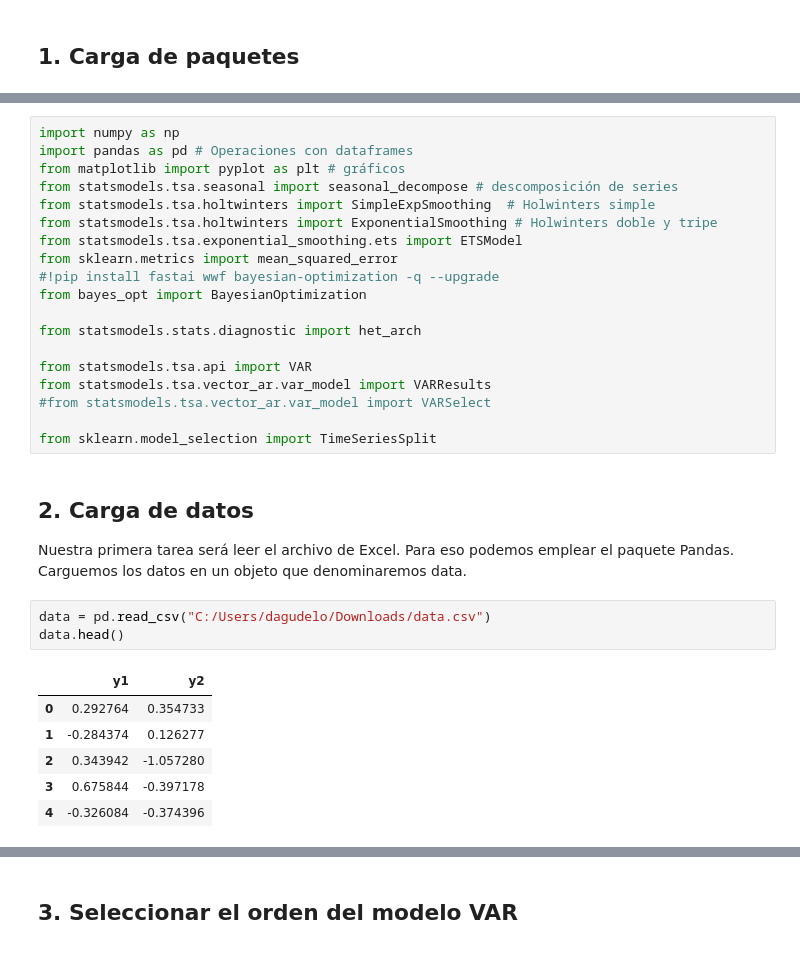
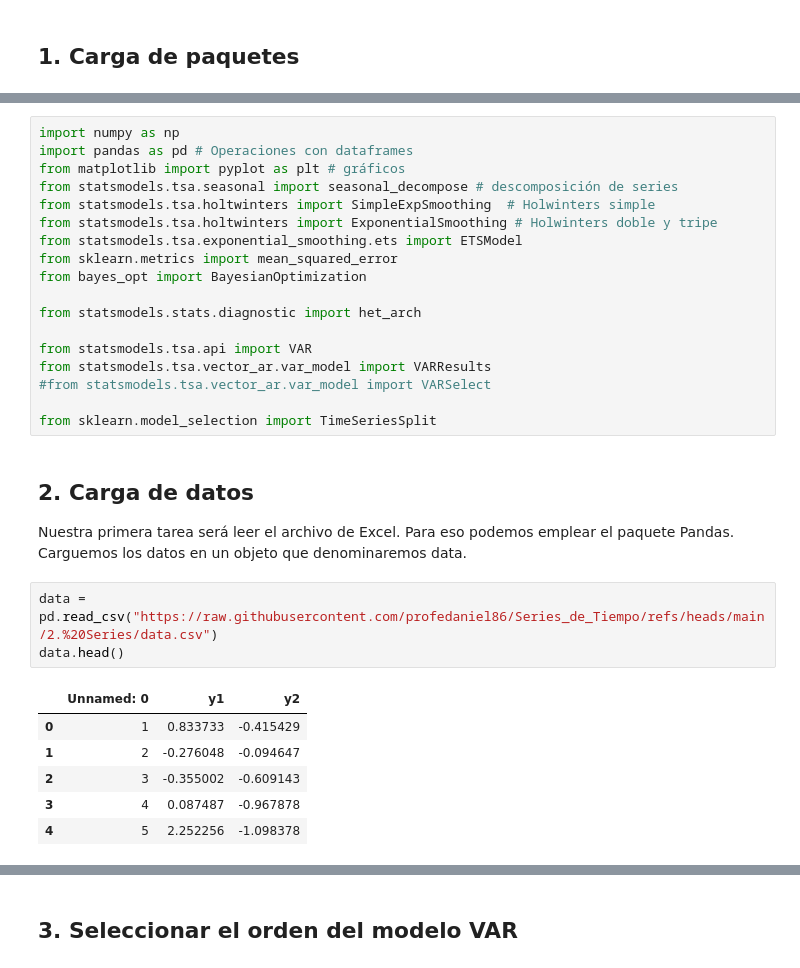
Before and after one commit to profedaniel86/Series_de_Tiempo, a Jupyter notebook: 5. VAR/VAR.ipynb, the cells around one changed output, grey strips where cells are left out. Saved outputs shown, nothing was run; the diff lists cells and outputs as text.

```diff
--- a/5. VAR/VAR.ipynb
+++ b/5. VAR/VAR.ipynb
@@ -17,7 +33,6 @@ from statsmodels.tsa.holtwinters import SimpleExpSmoothing  # Holwinters simple
 from statsmodels.tsa.holtwinters import ExponentialSmoothing # Holwinters doble y tripe
 from statsmodels.tsa.exponential_smoothing.ets import ETSModel
 from sklearn.metrics import mean_squared_error
-#!pip install fastai wwf bayesian-optimization -q --upgrade
 from bayes_opt import BayesianOptimization
 
 from statsmodels.stats.diagnostic import het_arch
@@ -32,15 +47,15 @@ from sklearn.model_selection import TimeSeriesSplit
 
 Nuestra primera tarea será leer el archivo de Excel. Para eso podemos emplear el paquete Pandas. Carguemos los datos en un objeto que denominaremos data.
 # %%
-data = pd.read_csv("C:/Users/dagudelo/Downloads/data.csv")
+data = pd.read_csv("https://raw.githubusercontent.com/profedaniel86/Series_de_Tiempo/refs/heads/main/2.%20Series/data.csv")
 data.head()
 # %% [output]
-|  | y1 | y2 |
-| 0 | 0.292764 | 0.354733 |
-| 1 | -0.284374 | 0.126277 |
-| 2 | 0.343942 | -1.057280 |
-| 3 | 0.675844 | -0.397178 |
-| 4 | -0.326084 | -0.374396 |
+|  | Unnamed: 0 | y1 | y2 |
+| 0 | 1 | 0.833733 | -0.415429 |
+| 1 | 2 | -0.276048 | -0.094647 |
+| 2 | 3 | -0.355002 | -0.609143 |
+| 3 | 4 | 0.087487 | -0.967878 |
+| 4 | 5 | 2.252256 | -1.098378 |
 # %%
 # imprimiendo el tamano del dataframe
 print(data.shape)
```
Also changed, not shown: parts of 4 cells of this notebook.
